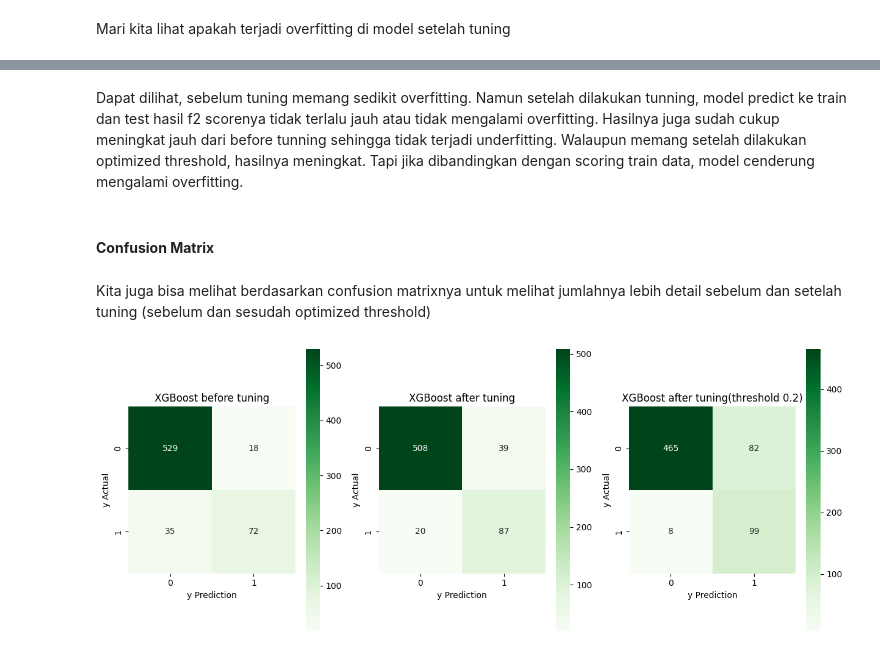
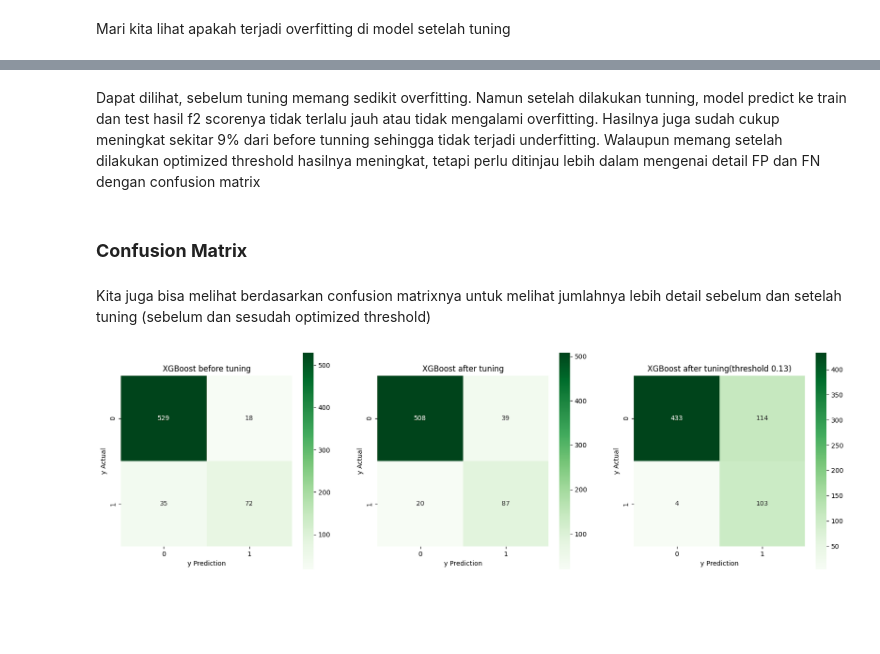
Before and after one commit to ariqr11/capstone3, a Jupyter notebook: capstone3.ipynb, the cells around one changed output, grey strips where cells are left out. Cells and saved outputs as stored; diff of their text form; code cells hidden in the pictures; blank space fills up the shorter version.

```diff
--- a/capstone3.ipynb
+++ b/capstone3.ipynb
@@ -1222,6 +1170,6 @@ f2score_train_after_threshold
 # %%
 y_pred_thres = model_after.predict_proba(X_test)[:, 1]
-y_pred_thres = np.where(y_pred_thres>0.20,1,0)
+y_pred_thres = np.where(y_pred_thres>0.13,1,0)
 
 f2score_after_threshold = fbeta_score(y_test, y_pred_thres, beta=2)
 f2score_after_threshold
@@ -1251,31 +1199,31 @@ df_tuning
 # %% [markdown]
-Dapat dilihat, sebelum tuning memang sedikit overfitting. Namun setelah dilakukan tunning, model predict ke train dan test hasil f2 scorenya tidak terlalu jauh atau tidak mengalami overfitting. Hasilnya juga sudah cukup meningkat jauh dari before tunning sehingga tidak terjadi underfitting. Walaupun memang setelah dilakukan optimized threshold, hasilnya meningkat. Tapi jika dibandingkan dengan scoring train data, model cenderung mengalami overfitting.
+Dapat dilihat, sebelum tuning memang sedikit overfitting. Namun setelah dilakukan tunning, model predict ke train dan test hasil f2 scorenya tidak terlalu jauh atau tidak mengalami overfitting. Hasilnya juga sudah cukup meningkat sekitar 9% dari before tunning sehingga tidak terjadi underfitting. Walaupun memang setelah dilakukan optimized threshold hasilnya meningkat, tetapi perlu ditinjau lebih dalam mengenai detail FP dan FN dengan confusion matrix
 # %% [markdown]
-#### **Confusion Matrix**
+### **Confusion Matrix**
 # %% [markdown]
 Kita juga bisa melihat berdasarkan confusion matrixnya untuk melihat jumlahnya lebih detail sebelum dan setelah tuning (sebelum dan sesudah optimized threshold)
 # %%
-plt.figure(figsize=(15,6))
+plt.figure(figsize=(20,6))
 
 # Model XGBoost before tuning
 plt.subplot(1,3,1)
 sns.heatmap(confusion_matrix(y_test, y_pred_before), annot=True, fmt='.0f', square=True,cmap="Greens")
 plt.xlabel('y Prediction')
 plt.ylabel('y Actual')
 plt.title('XGBoost before tuning')
 
 # Model XGBoost after tuning
 plt.subplot(1,3,2)
 sns.heatmap(confusion_matrix(y_test, y_pred_after), annot=True, fmt='.0f', square=True,cmap="Greens")
 plt.xlabel('y Prediction')
 plt.ylabel('y Actual')
 plt.title('XGBoost after tuning');
 
 # Model XGBoost after tuning
 plt.subplot(1,3,3)
 sns.heatmap(confusion_matrix(y_test, y_pred_thres), annot=True, fmt='.0f', square=True,cmap="Greens")
 plt.xlabel('y Prediction')
 plt.ylabel('y Actual')
-plt.title('XGBoost after tuning(threshold 0.2)');
+plt.title('XGBoost after tuning(threshold 0.13)');
 # %% [output]
-[figure, old version]
+[figure, new version]
```
Also changed, not shown: parts of 90 cells of this notebook, 2 other files.
